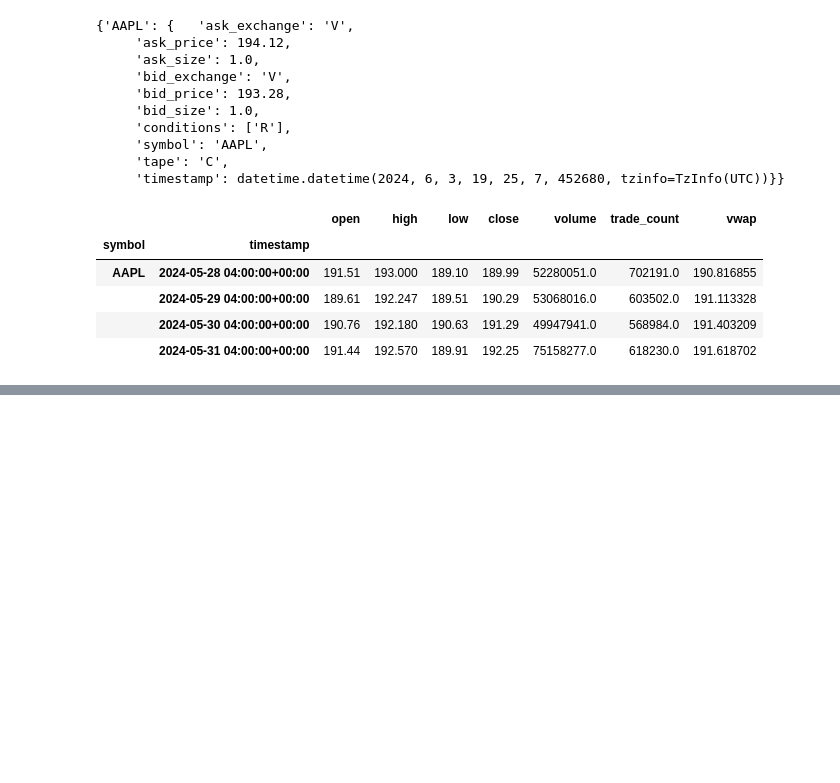
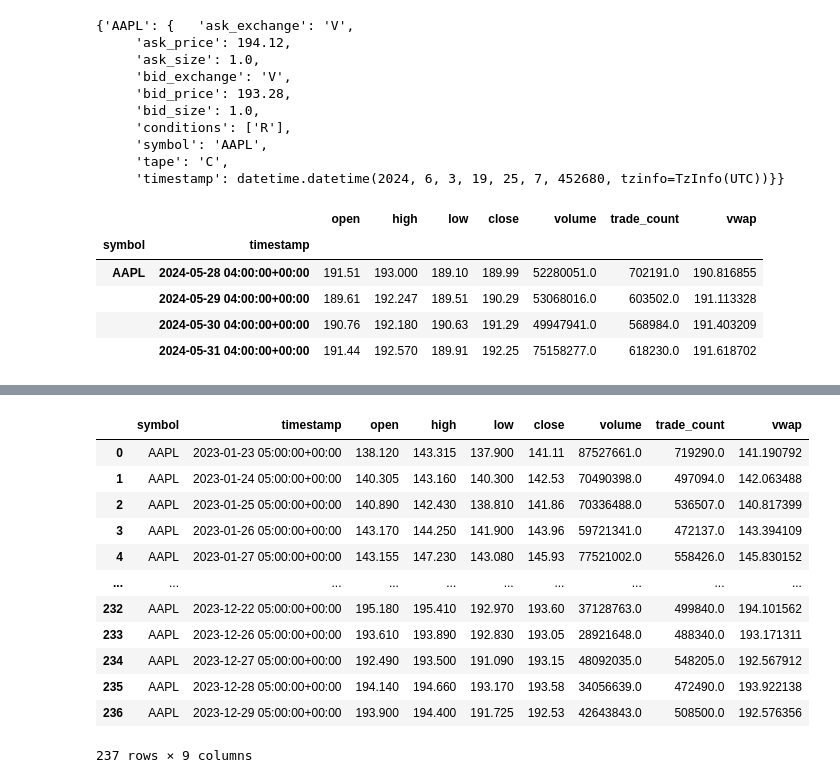
Before and after one commit to Hrishi0115/StockPredictionApp, a Jupyter notebook: development/dev.ipynb, the cells around one changed output, grey strips where cells are left out. Drawn from its saved outputs; the diff is of its cells as text; code cells hidden in the pictures; blank space fills up the shorter version.

```diff
--- a/development/dev.ipynb
+++ b/development/dev.ipynb
@@ -196,0 +268,17 @@ bars.df
+# %%
+from alpaca.data import StockHistoricalDataClient
+from keys import api_key, api_secret
+from alpaca.data.requests import StockBarsRequest
+from alpaca.data.timeframe import TimeFrame
+
+client = StockHistoricalDataClient(api_key, api_secret)
+
+request_params = StockBarsRequest(
+    symbol_or_symbols=["AAPL"],
+    timeframe=TimeFrame.Day,
+    start="2023-01-21",
+    end="2023-12-31"
+)
+
+bars = client.get_stock_bars(request_params)
+bars
@@ -196,0 +303,18 @@ bars.df
+# %%
+x = bars.df
+
+x.reset_index()
+# %% [output]
+|  | symbol | timestamp | open | high | low | close | volume | trade_count | vwap |
+| 0 | AAPL | 2023-01-23 05:00:00+00:00 | 138.120 | 143.315 | 137.900 | 141.11 | 87527661.0 | 719290.0 | 141.190792 |
+| 1 | AAPL | 2023-01-24 05:00:00+00:00 | 140.305 | 143.160 | 140.300 | 142.53 | 70490398.0 | 497094.0 | 142.063488 |
+| 2 | AAPL | 2023-01-25 05:00:00+00:00 | 140.890 | 142.430 | 138.810 | 141.86 | 70336488.0 | 536507.0 | 140.817399 |
+| 3 | AAPL | 2023-01-26 05:00:00+00:00 | 143.170 | 144.250 | 141.900 | 143.96 | 59721341.0 | 472137.0 | 143.394109 |
+| 4 | AAPL | 2023-01-27 05:00:00+00:00 | 143.155 | 147.230 | 143.080 | 145.93 | 77521002.0 | 558426.0 | 145.830152 |
+| ... | ... | ... | ... | ... | ... | ... | ... | ... | ... |
+| 232 | AAPL | 2023-12-22 05:00:00+00:00 | 195.180 | 195.410 | 192.970 | 193.60 | 37128763.0 | 499840.0 | 194.101562 |
+| 233 | AAPL | 2023-12-26 05:00:00+00:00 | 193.610 | 193.890 | 192.830 | 193.05 | 28921648.0 | 488340.0 | 193.171311 |
+| 234 | AAPL | 2023-12-27 05:00:00+00:00 | 192.490 | 193.500 | 191.090 | 193.15 | 48092035.0 | 548205.0 | 192.567912 |
+| 235 | AAPL | 2023-12-28 05:00:00+00:00 | 194.140 | 194.660 | 193.170 | 193.58 | 34056639.0 | 472490.0 | 193.922138 |
+| 236 | AAPL | 2023-12-29 05:00:00+00:00 | 193.900 | 194.400 | 191.725 | 192.53 | 42643843.0 | 508500.0 | 192.576356 |
+237 rows × 9 columns
```
Also changed, not shown: parts of 4 cells of this notebook, 17 other files.
